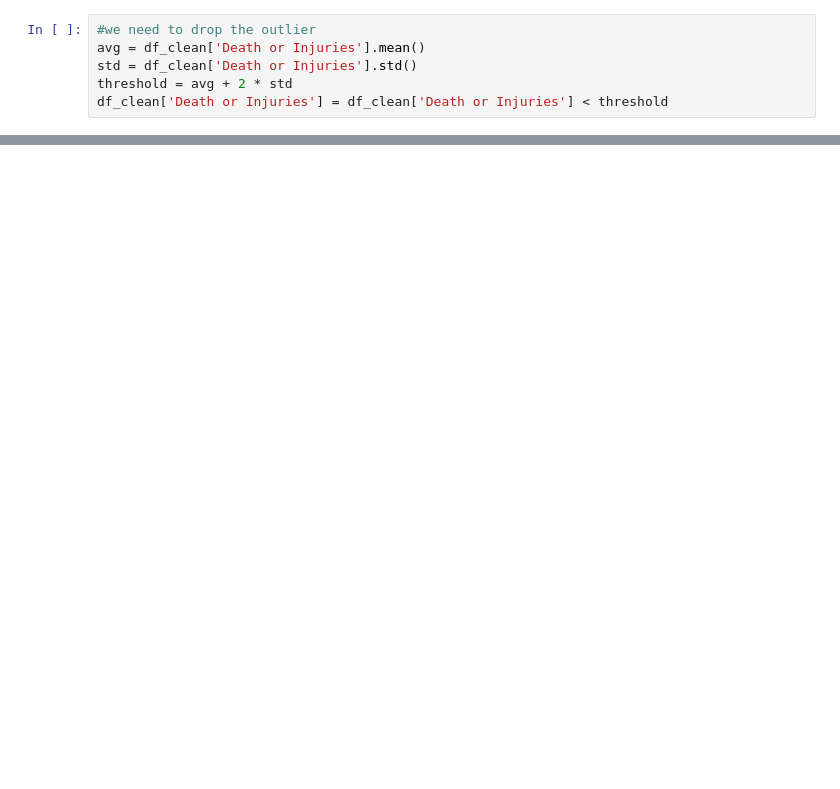
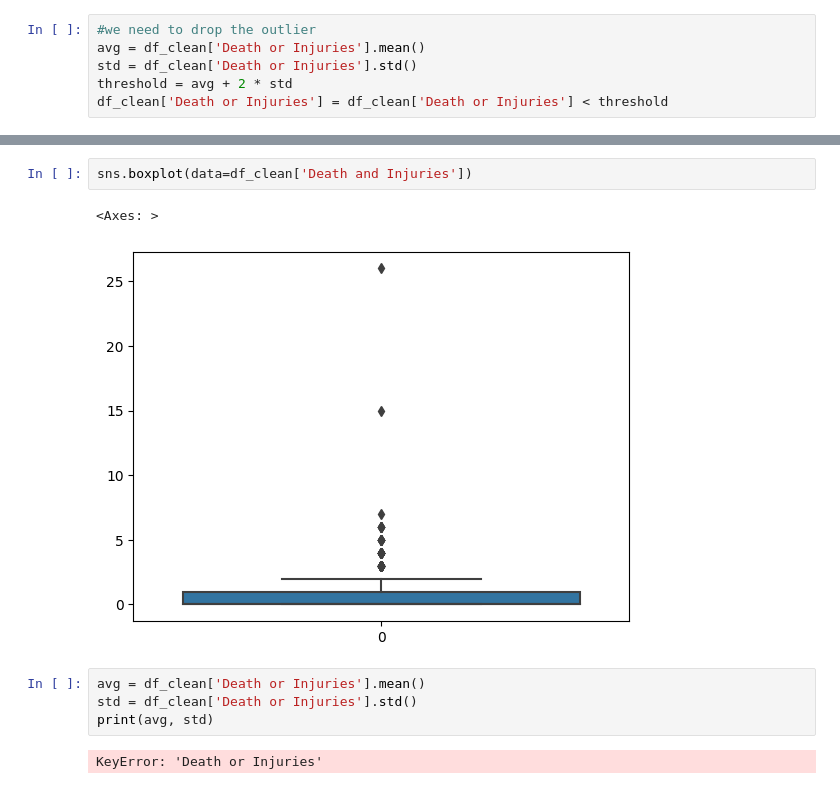
Before and after one commit to kaka5050/MMAI-5000, a Jupyter notebook: Data_cleaning Updated.ipynb, the cells around one changed output, grey strips where cells are left out. Cells and saved outputs as stored; diff of their text form; blank space fills up the shorter version.

```diff
--- a/Data_cleaning Updated.ipynb
+++ b/Data_cleaning Updated.ipynb
@@ -255,0 +278,11 @@ df_clean.describe()
+# %%
+sns.boxplot(data=df_clean['Death and Injuries'])
+# %% [output]
+<Axes: >
+[figure, added]
+# %%
+avg = df_clean['Death or Injuries'].mean()
+std = df_clean['Death or Injuries'].std()
+print(avg, std)
+# %% [output]
+KeyError: 'Death or Injuries'
```
Also changed, not shown: parts of 16 cells of this notebook, 1 other file.
